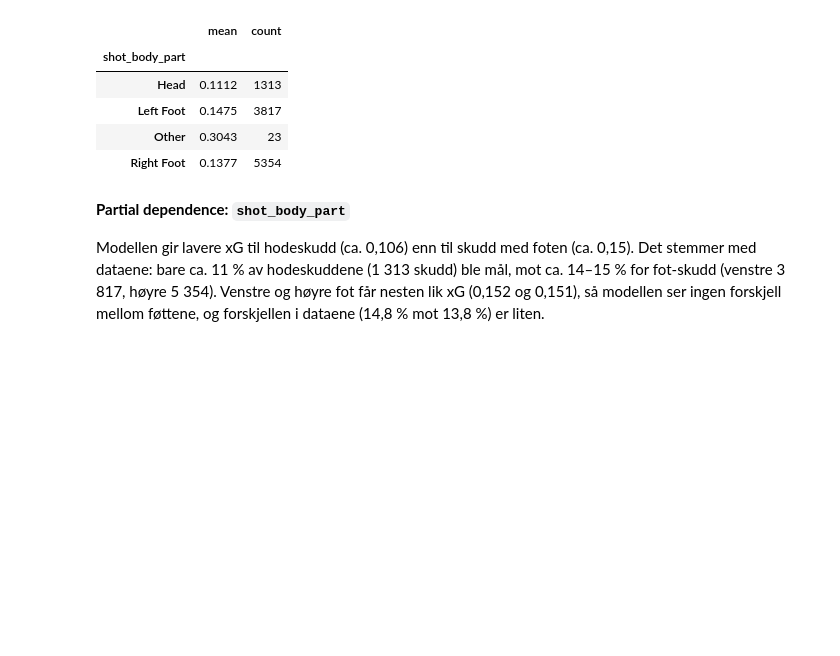
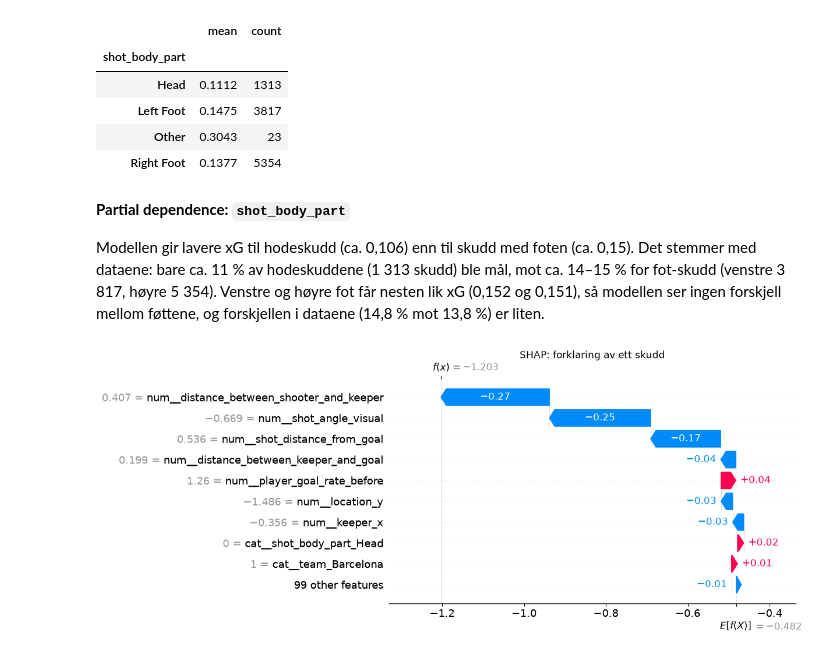
Before and after one commit to Daniel11098/football-predictions, a Jupyter notebook: Mandtory3/footballPredictionBestModel.ipynb, the cells around one changed output. Drawn from its saved outputs; the diff is of its cells as text; code cells hidden in the pictures; blank space fills up the shorter version.

```diff
--- a/Mandtory3/footballPredictionBestModel.ipynb
+++ b/Mandtory3/footballPredictionBestModel.ipynb
@@ -762,3 +707,21 @@ disp_body = PartialDependenceDisplay.from_estimator(
 **Partial dependence: `shot_body_part`**
 
 Modellen gir lavere xG til hodeskudd (ca. 0,106) enn til skudd med foten (ca. 0,15). Det stemmer med dataene: bare ca. 11 % av hodeskuddene (1 313 skudd) ble mål, mot ca. 14–15 % for fot-skudd (venstre 3 817, høyre 5 354). Venstre og høyre fot får nesten lik xG (0,152 og 0,151), så modellen ser ingen forskjell mellom føttene, og forskjellen i dataene (14,8 % mot 13,8 %) er liten.
+# %%
+final_pipe = calibrated_gb.calibrated_classifiers_[0].estimator
+pre = final_pipe[:-1]
+gb  = final_pipe[-1]
+
+X_sample = trainval_featuers.sample(10507, random_state=42)
+X_t = pre.transform(X_sample)
+feature_names = pre.get_feature_names_out()
+# %%
+X_t_df = pd.DataFrame(X_t, columns=feature_names)
+explainer = shap.Explainer(gb)
+shap_values = explainer(X_t_df)
+shap.plots.waterfall(shap_values[0], max_display=10, show=False)
+plt.gcf().set_size_inches(9, 5)
+plt.title("SHAP: forklaring av ett skudd")
+plt.show()
+# %% [output]
+[figure, added]
```
Also changed, not shown: parts of 49 cells of this notebook, 12 other files.
